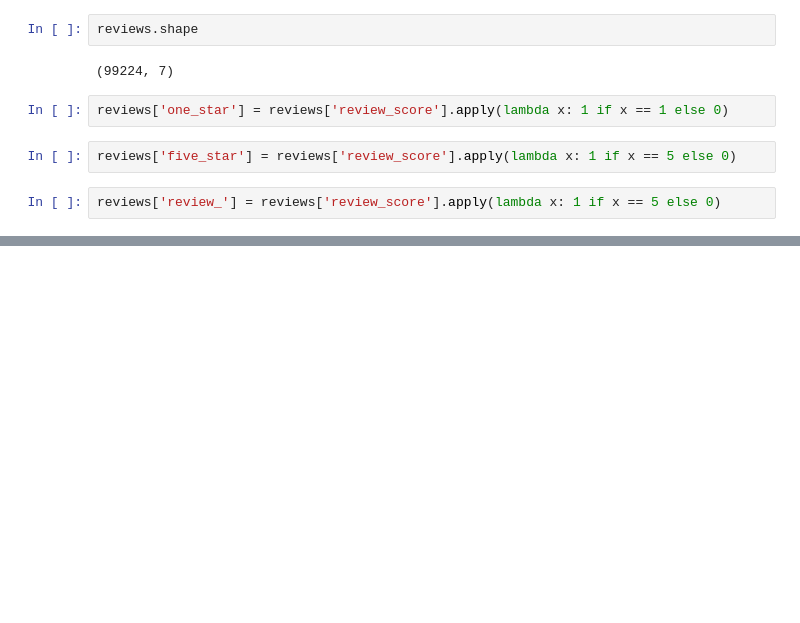
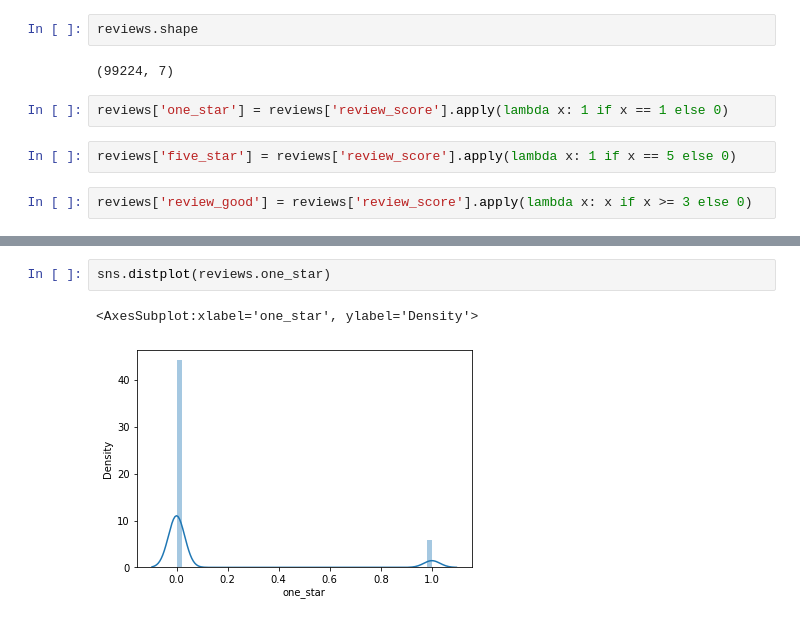
Before and after one commit to 1985shree/olist, a Jupyter notebook: notebooks/note4_reviews_and_sellers.ipynb, the cells around one changed output, grey strips where cells are left out. Drawn from its saved outputs; the diff is of its cells as text; blank space fills up the shorter version.

```diff
--- a/notebooks/note4_reviews_and_sellers.ipynb
+++ b/notebooks/note4_reviews_and_sellers.ipynb
@@ -119,4 +119,4 @@ reviews['one_star'] = reviews['review_score'].apply(lambda x: 1 if x == 1 else 0
 # %%
 reviews['five_star'] = reviews['review_score'].apply(lambda x: 1 if x == 5 else 0)
 # %%
-reviews['review_'] = reviews['review_score'].apply(lambda x: 1 if x == 5 else 0)
+reviews['review_good'] = reviews['review_score'].apply(lambda x: x if x >= 3 else 0)
@@ -122,0 +130,5 @@ reviews['review_'] = reviews['review_score'].apply(lambda x: 1 if x == 5 else 0)
+# %%
+sns.distplot(reviews.one_star)
+# %% [output]
+<AxesSubplot:xlabel='one_star', ylabel='Density'>
+[figure, added]
```
Also changed, not shown: parts of 10 cells of this notebook.
